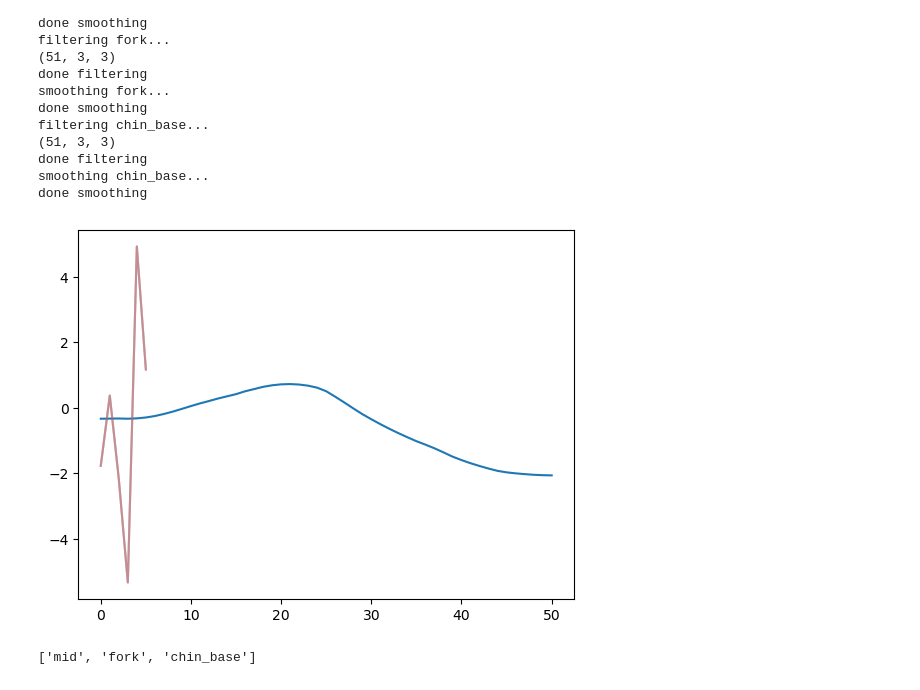
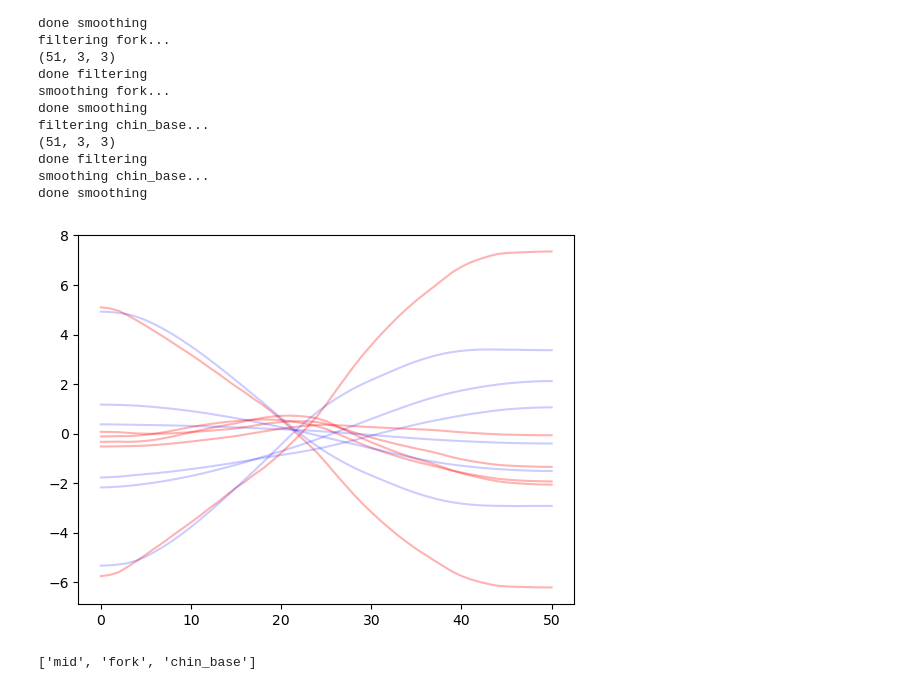
Before and after one commit to erialc-cal/eks, a Jupyter notebook: fish.ipynb, the cells around one changed output. Cells and saved outputs as stored; diff of their text form; code cells hidden in the pictures.

```diff
--- a/fish.ipynb
+++ b/fish.ipynb
@@ -87,3 +123,5 @@ for j, keypoint_ensemble in enumerate(keypoint_ensemble_list):
+# %%
+c = [('fork', 'mid'), ('chin_base', 'fork'), ('mid', 'chin_base')]
 # %%
 # Initialize L as a lower triangular matrix
 n = 3  # Define the size of L
@@ -94,9 +132,7 @@ pio.renderers.default='browser'
 
 L = find_linear_transformation(q, L_initial)
 
-pair_list = pairwise(keypoint_ensemble_list)
 v = variance_limb_plot(20, L, q, pair_list, keypoint_ensemble_list)
 
-pair_list = [('mid', 'chin_base'),('chin_base','fork')]
-D = get_3d_distance_loss(q, L, keypoint_ensemble_list,pair_list, 3)
+D = get_3d_distance_loss(q, L, keypoint_ensemble_list,c, 3)
 # %% [output]
@@ -110,0 +156,5 @@ array([[   0.        ,    0.        , 1668.35033174],
+# %%
+colors=['r','b','g']
+for i in range(3):
+    plt.plot(ensemble_pcs[i,:,:], color=colors[i], '-')
+    plt.plot(ensemble_pcs[i,:,:]@L, color=colors[i, '-')
@@ -354,0 +466,22 @@ for n,key in enumerate(keypoint_ensemble_list):
+# %%
+marker_shapes = 'o'
+model_colors = ['red','green','blue']
+colors2 = ['cyan','magenta','yellow']
+
+fig,ax = plt.subplots(2,len(mu), figsize=(25,5))
+for m in range(len(mu)):
+    for j, key in enumerate(keypoint_ensemble_list):
+        for i, cam in enumerate(camkeys):
+            ax[0,m].plot(all_mu[m]['{}_df'.format(cam)]['ensemble-kalman_tracker'][key]["x"]- np.mean(all_mu[m]['{}_df'.format(cam)]['ensemble-kalman_tracker'][key]["x"])+np.mean(baseline[key+'_'+cam]["x"]), \
+                      all_mu[m]['{}_df'.format(cam)]['ensemble-kalman_tracker'][key]["y"]- np.mean(all_mu[m]['{}_df'.format(cam)]['ensemble-kalman_tracker'][key]["y"])+np.mean(baseline[key+'_'+cam]["y"])  , marker_shapes, markeredgecolor='w', markersize=4,
+                    color=model_colors[i], alpha=0.5)
+            ax[0,m].title.set_text('mu = {}'.format(mu[m]))
+            ax[1,m].plot(baseline[key+'_'+cam]["x"], \
+                      baseline[key+'_'+cam]["y"]  , marker_shapes, markeredgecolor='w', markersize=4,
+                    color=colors2[i], alpha=0.1)
+
+    image_path = "data/mirror-fish/labeled-data"
+    im = plt.imread(image_path+operator+name+".png")
+    ax[0,m].imshow(im)
+    ax[1,m].imshow(im)
+    plt.suptitle("labeled "+name)
@@ -483,11 +639,12 @@ done filtering
 smoothing chin_base...
 done smoothing
 # %%
-plt.plot(y_m_smooth2[:,0])
+
 for i in range(6):
-    plt.plot(y_m_smooth[0][0,:], alpha=0.2)
+    plt.plot(y_m_smooth2[:,i], color='r', alpha=0.3)
+    plt.plot(y_m_smooth[0][:,i], alpha=0.2, color='b')
 # %% [output]
-[figure, old version]
+[figure, new version]
 # %%
 keypoint_ensemble_list
 # %% [output]
```
Also changed, not shown: parts of 19 cells of this notebook, 3 other files.
